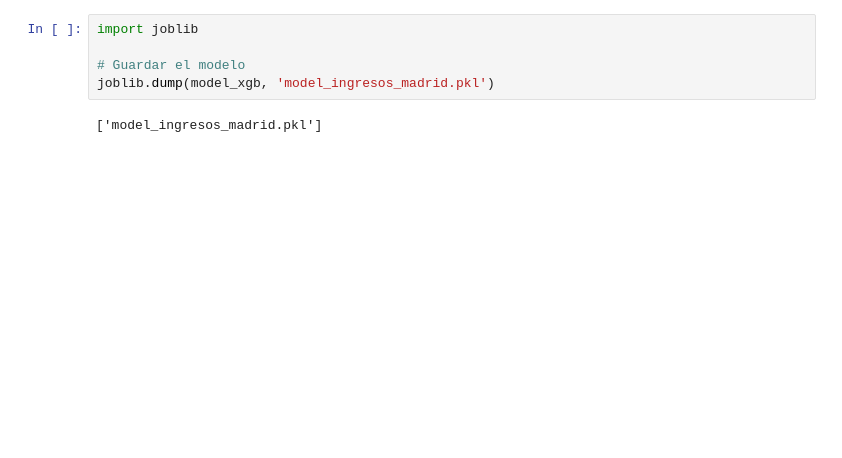
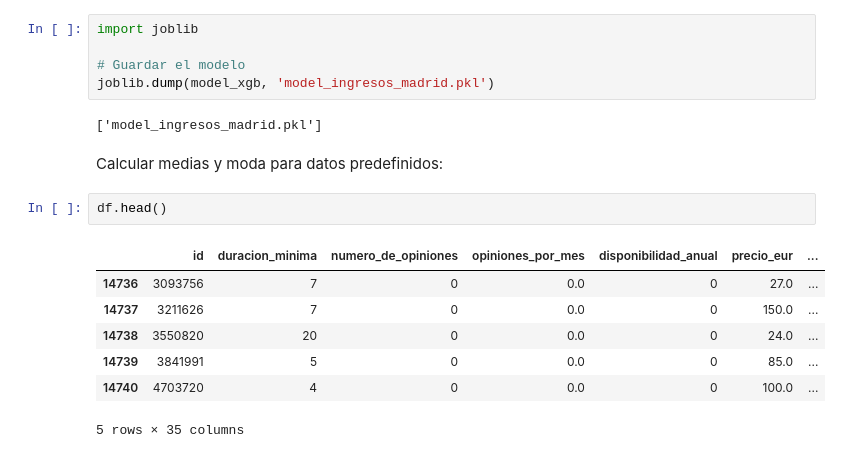
Before and after one commit to Dolcevitta95/DataAnalyst_Airbnb, a Jupyter notebook: ML_Madrid.ipynb, the cells around one changed output. Saved outputs shown, nothing was run; the diff lists cells and outputs as text; blank space fills up the shorter version.

```diff
--- a/ML_Madrid.ipynb
+++ b/ML_Madrid.ipynb
@@ -240,3 +242,15 @@ import joblib
 joblib.dump(model_xgb, 'model_ingresos_madrid.pkl')
 # %% [output]
 ['model_ingresos_madrid.pkl']
+# %% [markdown]
+Calcular medias y moda para datos predefinidos:
+# %%
+df.head()
+# %% [output]
+|  | id | duracion_minima | numero_de_opiniones | opiniones_por_mes | disponibilidad_anual | precio_eur | ... |
+| 14736 | 3093756 | 7 | 0 | 0.0 | 0 | 27.0 | ... |
+| 14737 | 3211626 | 7 | 0 | 0.0 | 0 | 150.0 | ... |
+| 14738 | 3550820 | 20 | 0 | 0.0 | 0 | 24.0 | ... |
+| 14739 | 3841991 | 5 | 0 | 0.0 | 0 | 85.0 | ... |
+| 14740 | 4703720 | 4 | 0 | 0.0 | 0 | 100.0 | ... |
+5 rows × 35 columns
```
Also changed, not shown: parts of 9 cells of this notebook, 2 other files.
